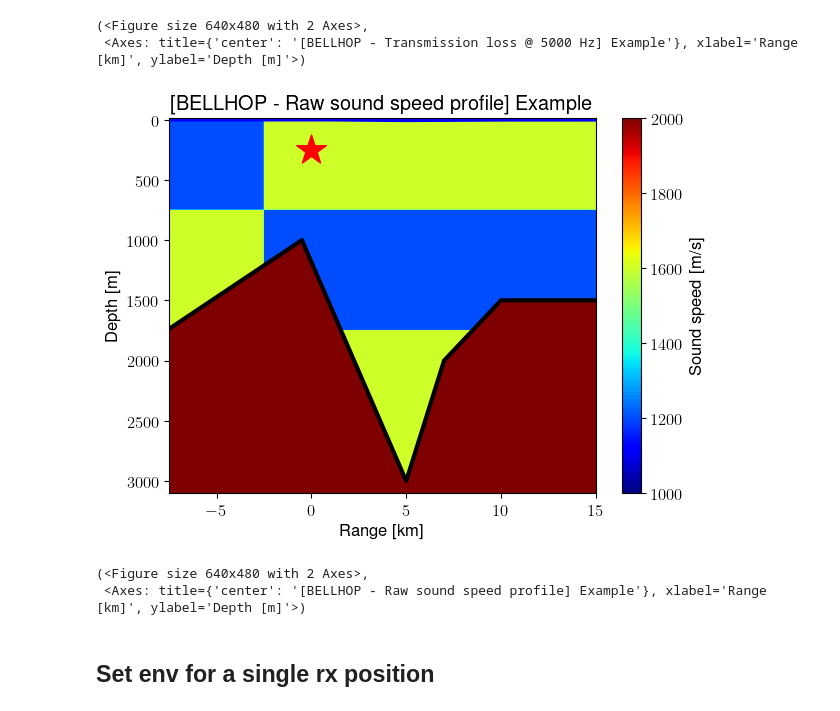
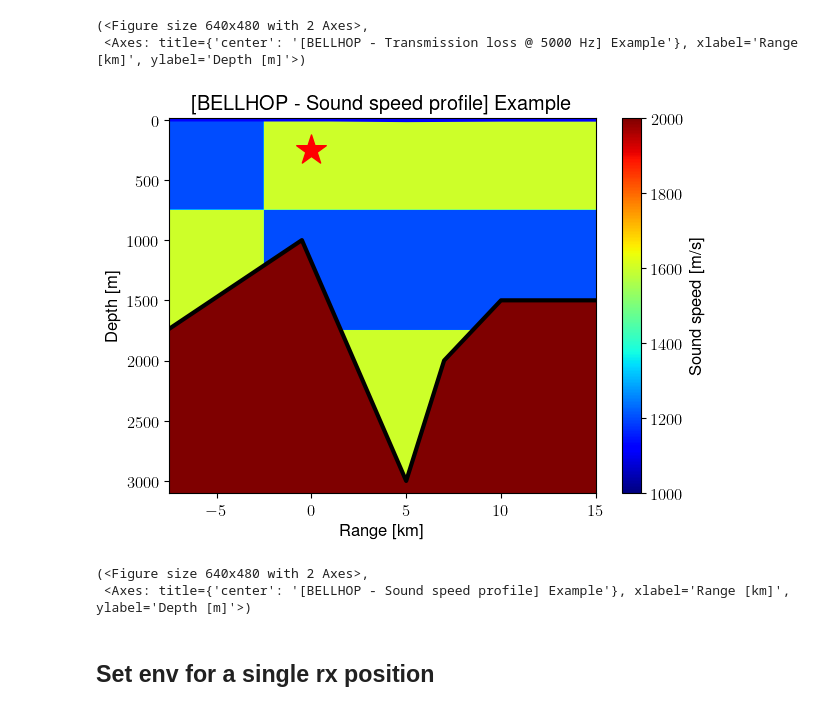
Before and after one commit to ErVuL/uAcoustics, a Jupyter notebook: python/BELLHOP.ipynb, the cells around one changed output. Drawn from its saved outputs; the diff is of its cells as text; code cells hidden in the pictures.

```diff
--- a/python/BELLHOP.ipynb
+++ b/python/BELLHOP.ipynb
@@ -108,11 +108,11 @@ BELLHOP.plot_transmission_loss()
 (<Figure size 640x480 with 2 Axes>,
  <Axes: title={'center': '[BELLHOP - Transmission loss @ 5000 Hz] Example'}, xlabel='Range [km]', ylabel='Depth [m]'>)
 # %%
-BELLHOP.plot_raw_ssp(vmin=1000, vmax=2000)
+BELLHOP.plot_ssp(vmin=1000, vmax=2000)
 # %% [output]
-[figure, old version]
+[figure, new version]
 (<Figure size 640x480 with 2 Axes>,
- <Axes: title={'center': '[BELLHOP - Raw sound speed profile] Example'}, xlabel='Range [km]', ylabel='Depth [m]'>)
+ <Axes: title={'center': '[BELLHOP - Sound speed profile] Example'}, xlabel='Range [km]', ylabel='Depth [m]'>)
 # %% [markdown]
 ## Set env for a single rx position
 # %%
```
Also changed, not shown: 2 other files.
